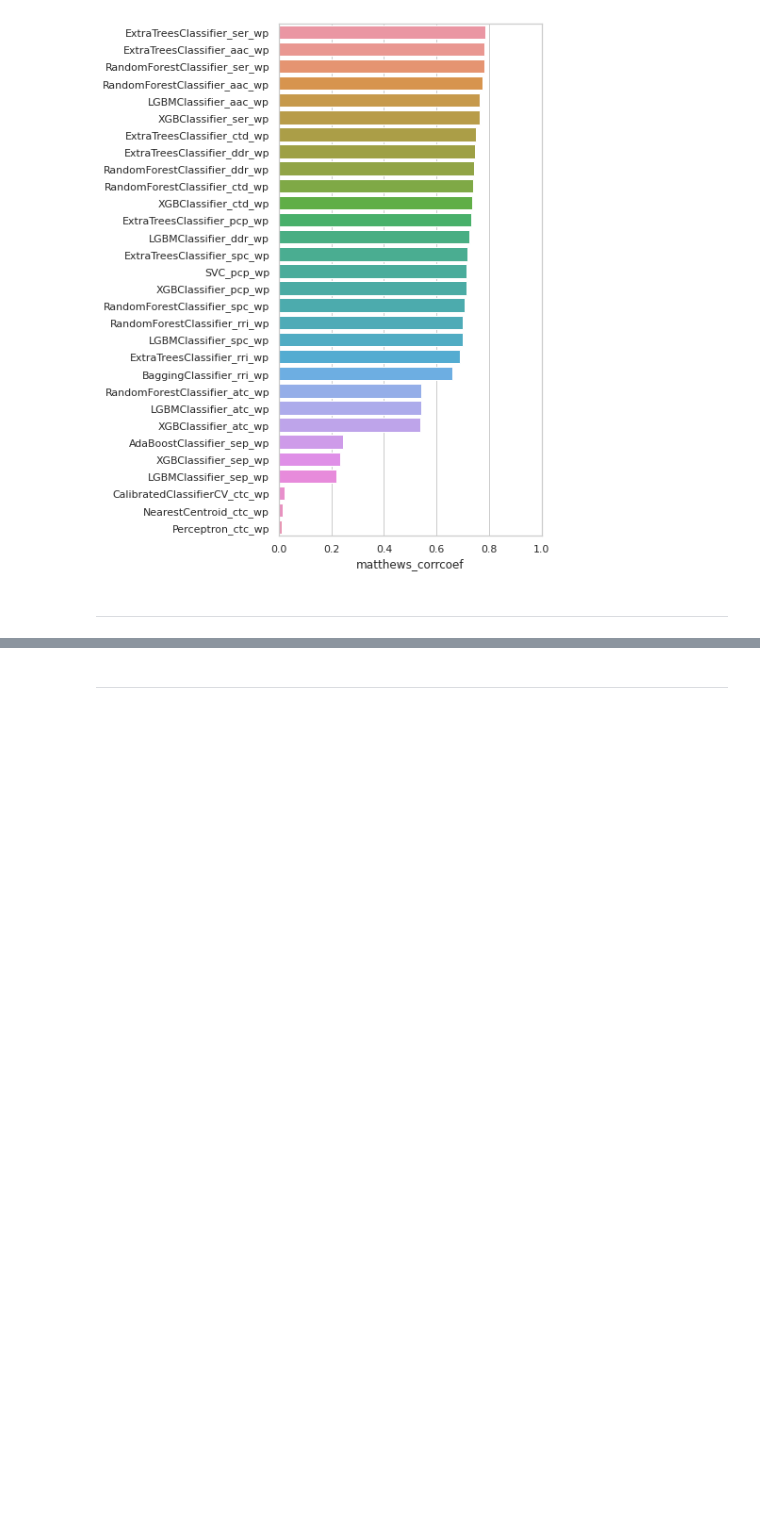
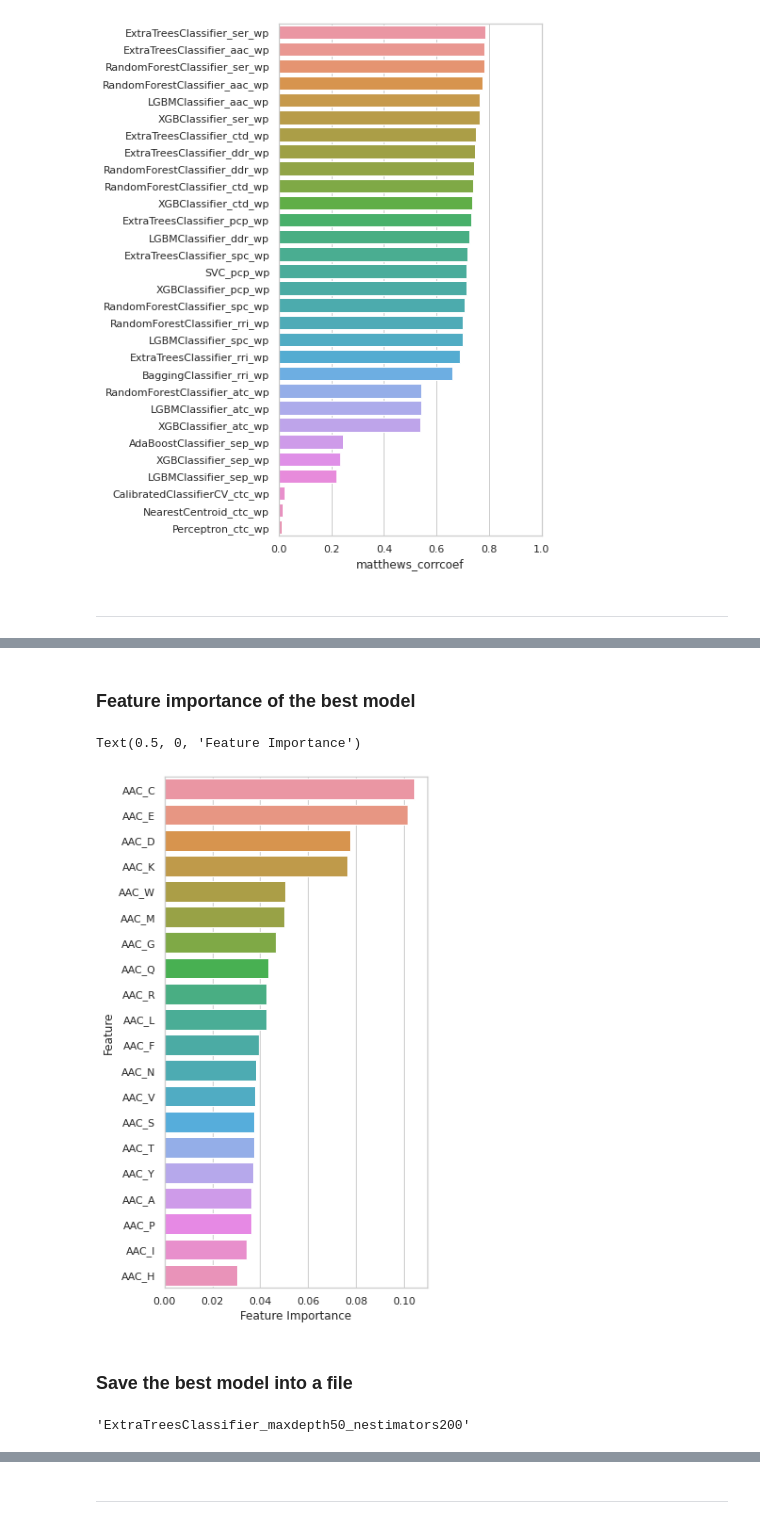
Before and after one commit to sayalaruano/CapstoneProject-MLZoomCamp, a Jupyter notebook: EDA_Binary_classifiers_AMPs_activity.ipynb, the cells around one changed output, grey strips where cells are left out. Saved outputs shown, nothing was run; the diff lists cells and outputs as text; code cells hidden in the pictures; blank space fills up the shorter version.

Commit message:
Update notebook, change test and external datasets, and obtain the bin file of the best model

```diff
--- a/EDA_Binary_classifiers_AMPs_activity.ipynb
+++ b/EDA_Binary_classifiers_AMPs_activity.ipynb
@@ -1173,0 +1031,5 @@ Text(0.5, 0, 'Feature Importance')
+# %%
+# Dictionary with the best 2 feature matrices
+Best2featmat = {}
+Best2featmat["ser_wp"] = PF_features_dfs["ser_wp"]
+Best2featmat["aac_wp"] = PF_features_dfs["aac_wp"]
@@ -1173,0 +1222,11 @@ Text(0.5, 0, 'Feature Importance')
+# %%
+# Training dataset without validation partition
+X = Best2featmat["aac_wp"]
+
+# Model parameters
+max_depth = 50
+n_estimators = 200
+
+# Implementation of the best model
+etc_def = ExtraTreesClassifier(max_depth=max_depth, n_estimators=n_estimators, n_jobs=-1,
+                            random_state=10).fit(X, y)
@@ -1173,0 +1328,31 @@ Text(0.5, 0, 'Feature Importance')
+# %% [markdown]
+### **Feature importance of the best model**
+# %%
+# Retrieve feature importance from the RF model
+importance = pd.Series(etc_def.feature_importances_, name = 'Gini')
+
+# Retrieve feature names
+feature_names = pd.Series(X.columns, name = 'Feature')
+# %%
+# Combine feature names and Gini values into a Dataframe
+feat_import = pd.concat([feature_names, importance], axis=1, names=['Feature', 'Gini'])
+
+# Sort the dataframe by Gini in descending order
+feat_import_sorted = feat_import.sort_values('Gini', ascending=False)
+# %%
+# Plot of feature importance
+plt.figure(figsize=(5, 10))
+sns.set_theme(style="whitegrid")
+ax = sns.barplot(x = 'Gini', y = 'Feature', data = feat_import_sorted)
+plt.xlabel("Feature Importance")
+# %% [output]
+Text(0.5, 0, 'Feature Importance')
+[figure, added]
+# %% [markdown]
+### **Save the best model into a file**
+# %%
+# Define the output file's name
+output_file = f'ExtraTreesClassifier_maxdepth{max_depth}_nestimators{n_estimators}'
+output_file
+# %% [output]
+'ExtraTreesClassifier_maxdepth50_nestimators200'
```
Also changed, not shown: parts of 46 cells of this notebook, 9 other files.
